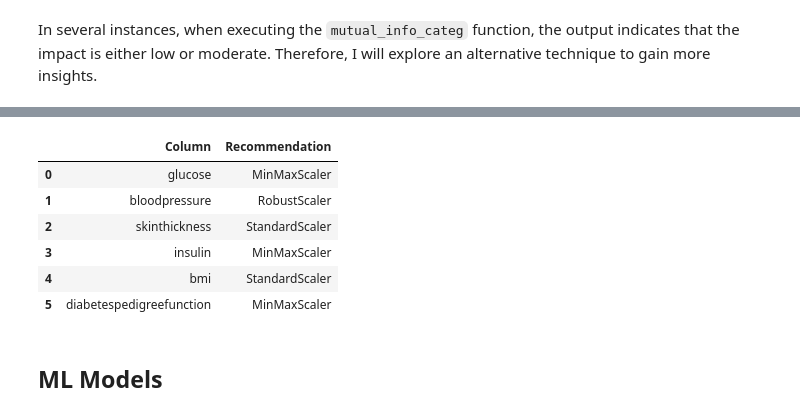
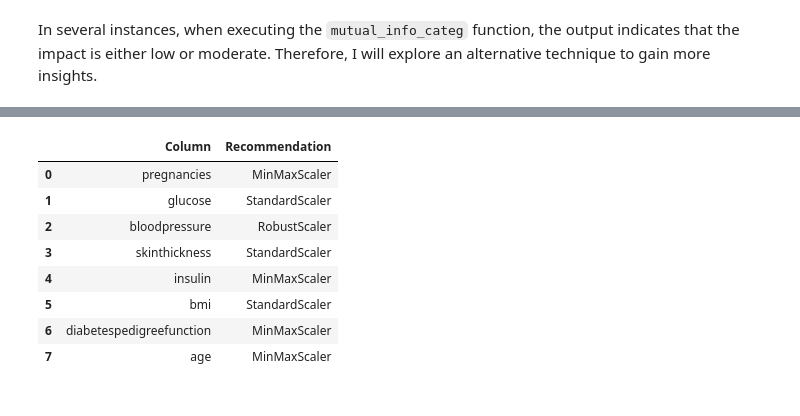
Before and after one commit to haroldeustaquio/Pima-Diabetes-Prediction, a Jupyter notebook: notebooks/01_data_preprocessing.ipynb, the cells around one changed output, grey strips where cells are left out. Saved outputs shown, nothing was run; the diff lists cells and outputs as text; code cells hidden in the pictures.

```diff
--- a/notebooks/01_data_preprocessing.ipynb
+++ b/notebooks/01_data_preprocessing.ipynb
@@ -1092,2 +114,2 @@ df = pd.DataFrame(iterative.fit_transform(df), columns=df.columns)
-# %%
-df[['pregnancies', "glucose","age", "outcome"]] = df[['pregnancies', "glucose","age", "outcome"]].astype(int)
+# %%
+df = f.apply_imputer_strategy(df, imputer_recommendations)
@@ -1109,0 +126,2 @@ detect_all_outliers(df, float_features, remove=True)
+# %%
+balancing_recomendation = f.data_balancing_oversampling_recommender(df.drop(columns='outcome'), df['outcome'], soft=False)
@@ -1109,0 +143,5 @@ detect_all_outliers(df, float_features, remove=True)
+# %%
+if cases["balance_data"]:
+    df = f.apply_balancing_oversampling(df.drop(columns='outcome'), df['outcome'], balancing_recomendation)
+else:
+    "No data balancing was applied"
@@ -1151,10 +196,12 @@ Using this technique, the results indicate that the features have a significant
 # %%
-scaler_recommender(df, float_features, soft=True, show_info=False)
+suggest_transform = f.feature_scaling_recommender(df, num_features, soft=True, display_info=False)
 # %% [output]
 |  | Column | Recommendation |
-| 0 | glucose | MinMaxScaler |
-| 1 | bloodpressure | RobustScaler |
-| 2 | skinthickness | StandardScaler |
-| 3 | insulin | MinMaxScaler |
-| 4 | bmi | StandardScaler |
-| 5 | diabetespedigreefunction | MinMaxScaler |
+| 0 | pregnancies | MinMaxScaler |
+| 1 | glucose | StandardScaler |
+| 2 | bloodpressure | RobustScaler |
+| 3 | skinthickness | StandardScaler |
+| 4 | insulin | MinMaxScaler |
+| 5 | bmi | StandardScaler |
+| 6 | diabetespedigreefunction | MinMaxScaler |
+| 7 | age | MinMaxScaler |
@@ -1171,2 +207,0 @@ df['bloodpressure'] = robust.fit_transform(df[['bloodpressure']])
-# %% [markdown]
-## ML Models
```
Also changed, not shown: parts of 103 cells of this notebook, 9 other files.
